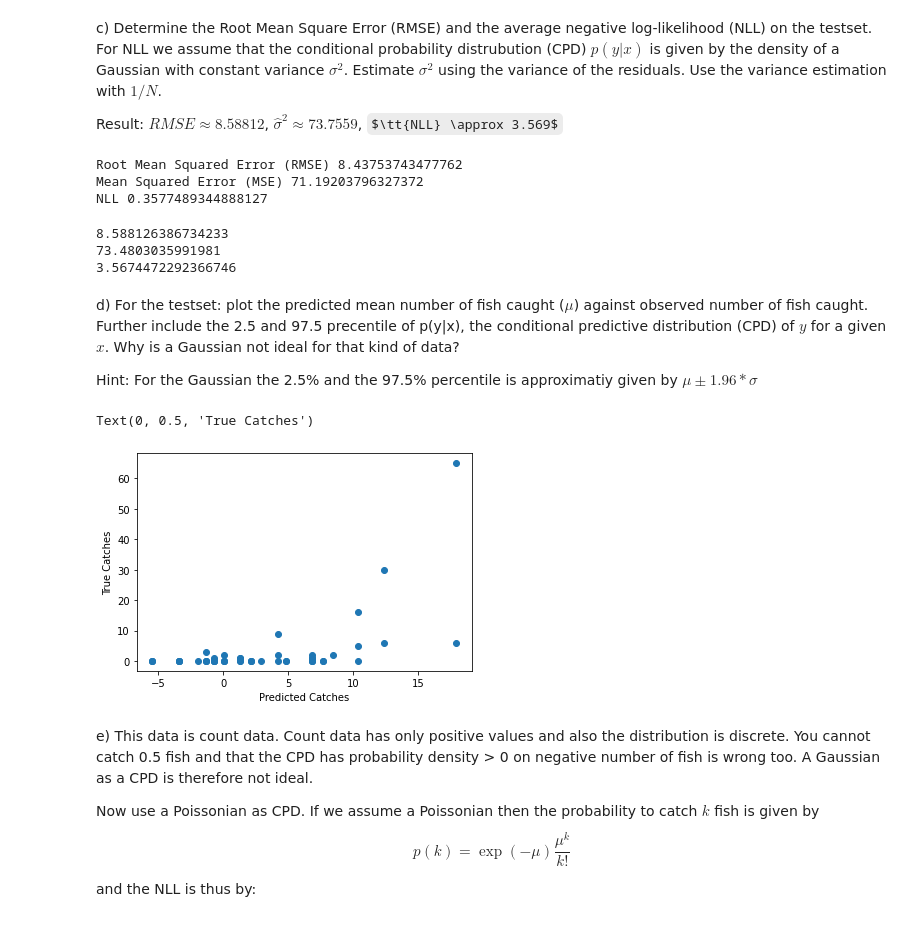
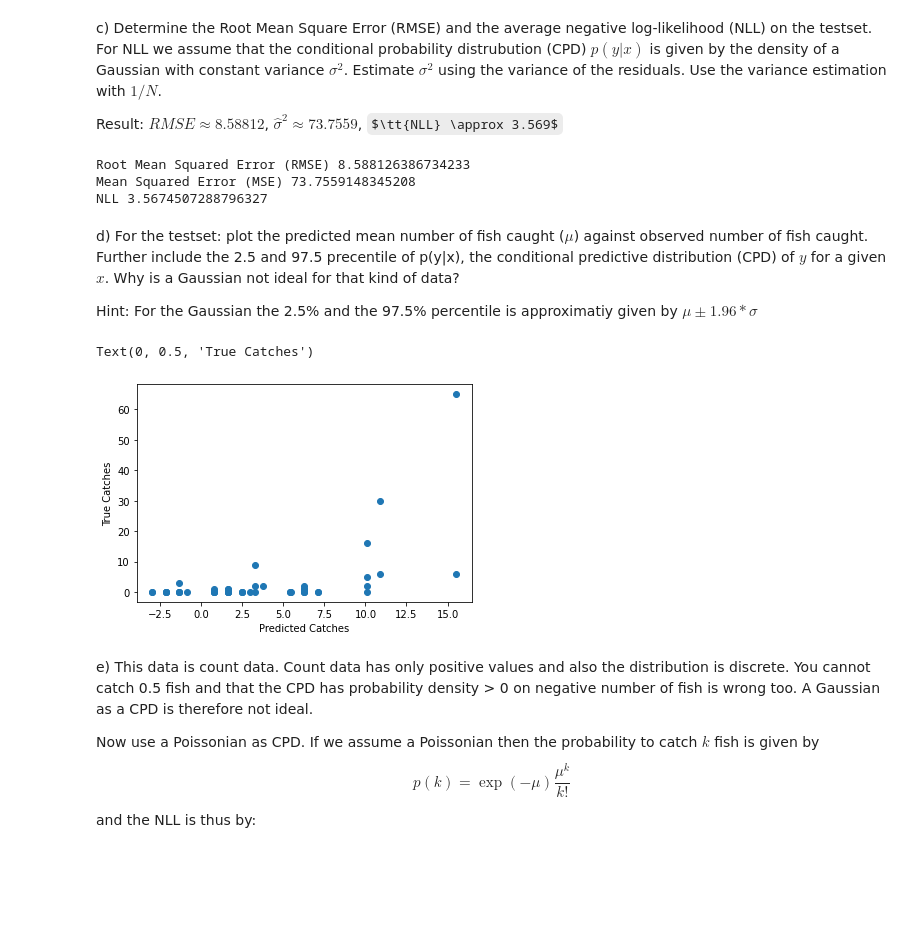
Before and after one commit to schmuecker/machine-learning-course, a Jupyter notebook: 02 linear regression eigengesichtern naive bayes/02.1 linear regression/02.1_Linear_Regression.ipynb, the cells around one changed output. Drawn from its saved outputs; the diff is of its cells as text; code cells hidden in the pictures; some formulas as TeX source; blank space fills up the shorter version.

```diff
--- a/02 linear regression eigengesichtern naive bayes/02.1 linear regression/02.1_Linear_Regression.ipynb
+++ b/02 linear regression eigengesichtern naive bayes/02.1 linear regression/02.1_Linear_Regression.ipynb
@@ -143,73 +150,36 @@ c) Determine the Root Mean Square Error (RMSE) and the average negative log-like
 
 Result: $ RMSE \approx 8.58812$, $\hat \sigma^2 \approx 73.7559$, $\tt{NLL} \approx 3.569$
 # %%
-# Unsere Falsche Lösung
 from sklearn.metrics import mean_squared_error
+# with scikit
+y_te_pred = np.matmul(X_te,coefs.T)
+y_te_pred_array = np.squeeze(np.asarray(y_te_pred))
 
-y_te = np.asmatrix(yte)[0].T
-X_te = np.asmatrix(df_te.iloc[:,0:5])
-XTX_te = np.matmul(X_te.T,X_te)
-XTXI_te = np.linalg.inv(XTX_te)
-XTXIXT_te = np.matmul(XTXI_te, X_te.T)
-w_te = np.matmul(XTXIXT_te,y_te)
-
-y_te_pred = np.matmul(X_te,w_te)
-
-
-# with scikit
-y_te_pred = np.matmul(X_te,w_te)
-
-rms = np.sqrt(np.mean(np.square((y_te_pred[:,0] - y_te[:,0]))))
-
-#rms = mean_squared_error(y_te, np.matmul(X_te,w_te), squared=False)
-
-
+rms = mean_squared_error(yte, y_te_pred_array , squared=False)
 
 mse = rms ** 2
-nll = mse / (len(y)-1)
+
+gaussian = norm.pdf(y_te_pred[0,:]-yte , loc=(y_te_pred[0,:]-yte).mean(), scale=rms)
+nll = -np.log(gaussian).mean()
+
 print('Root Mean Squared Error (RMSE)', rms)
 print('Mean Squared Error (MSE)', mse)
 print('NLL', nll)
 # %% [output]
-Root Mean Squared Error (RMSE) 8.43753743477762
-Mean Squared Error (MSE) 71.19203796327372
-NLL 0.3577489344888127
+Root Mean Squared Error (RMSE) 8.588126386734233
+Mean Squared Error (MSE) 73.7559148345208
+NLL 3.5674507288796327
-# %%
-# Benes richtige Lösung
-from scipy.stats import norm
-pd_Xte = pd.DataFrame(Xte)
-pd_Xte.insert(0, 'Intercept',np.ones((50,1)))
-X_te = np.asmatrix(pd_Xte)
-
-yh = np.matmul(X_te,coefs.T)
-RMSE = np.sqrt(np.mean(np.square((yh[0,:] - yte))))# The RMSE
-
-print(RMSE)
-
-sigma2 = (yh[0,:]-yte).var()
-print(sigma2)
-
-gaussian = norm.pdf(yh[0,:]-yte, loc=(yh[0,:]-yte).mean(), scale=np.sqrt(sigma2))
-nll = -np.log(gaussian)
-
-print(nll.mean())
-# %% [output]
-8.588126386734233
-73.4803035991981
-3.5674472292366746
 # %% [markdown]
 d) For the testset: plot the predicted mean number of fish caught ($\mu$) against observed number of fish caught. Further include the 2.5 and 97.5 precentile of p(y|x), the conditional predictive distribution (CPD) of $y$ for a given $x$. Why is a Gaussian not ideal for that kind of data?
 
 Hint: For the Gaussian the 2.5% and the 97.5% percentile is approximatiy given by $\mu \pm 1.96*\sigma$
 # %%
-
-y_te_pred = np.matmul(X_te,w_te)
-plt.scatter([y_te_pred[:,0]], [y_te[:,0]])
+plt.scatter([y_te_pred], [yte])
 plt.xlabel('Predicted Catches')
 plt.ylabel('True Catches')
 # %% [output]
 Text(0, 0.5, 'True Catches')
-[figure, old version]
+[figure, new version]
 # %% [markdown]
 e) This data is count data. Count data has only positive values and also the distribution is discrete. You cannot catch 0.5 fish and that the CPD has probability density > 0 on negative number of fish is wrong too. A Gaussian as a CPD is therefore not ideal.
 
```
Also changed, not shown: parts of 3 cells of this notebook.
